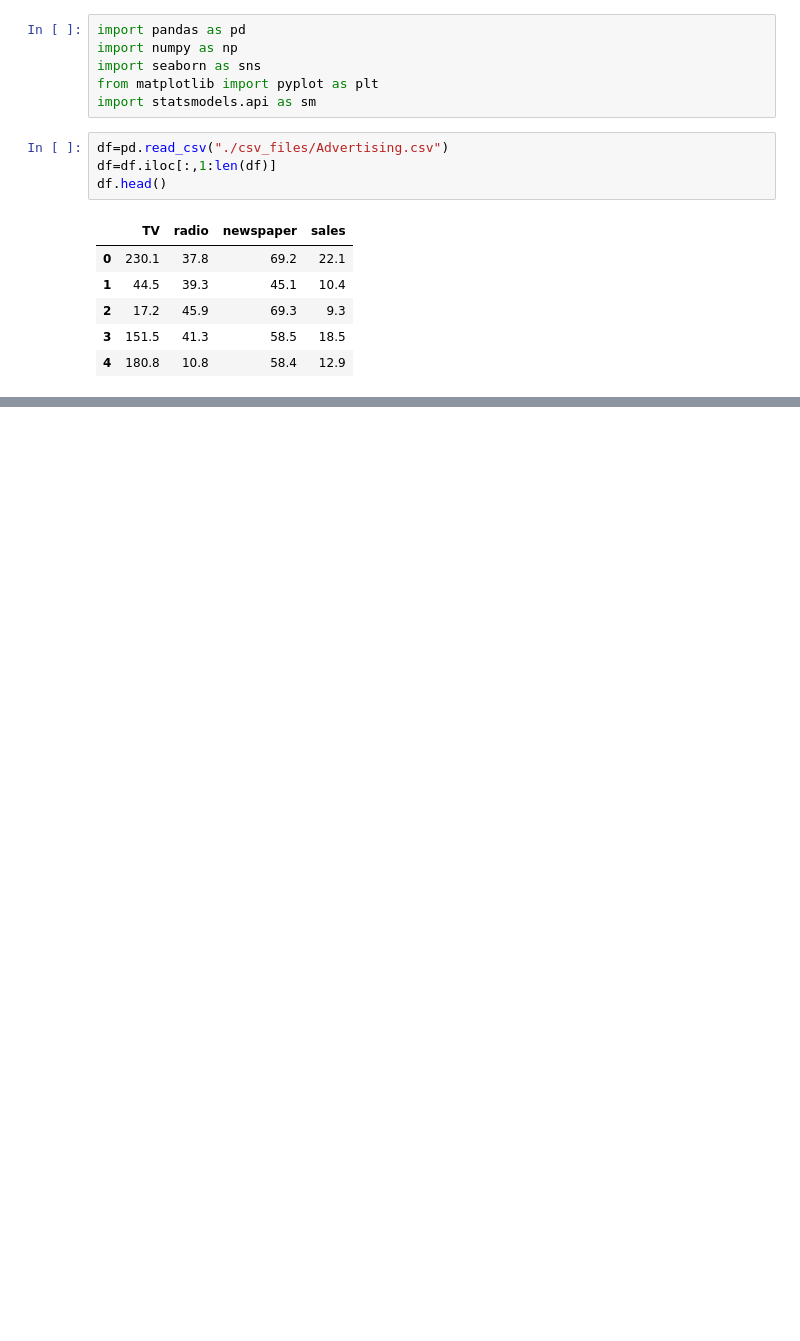
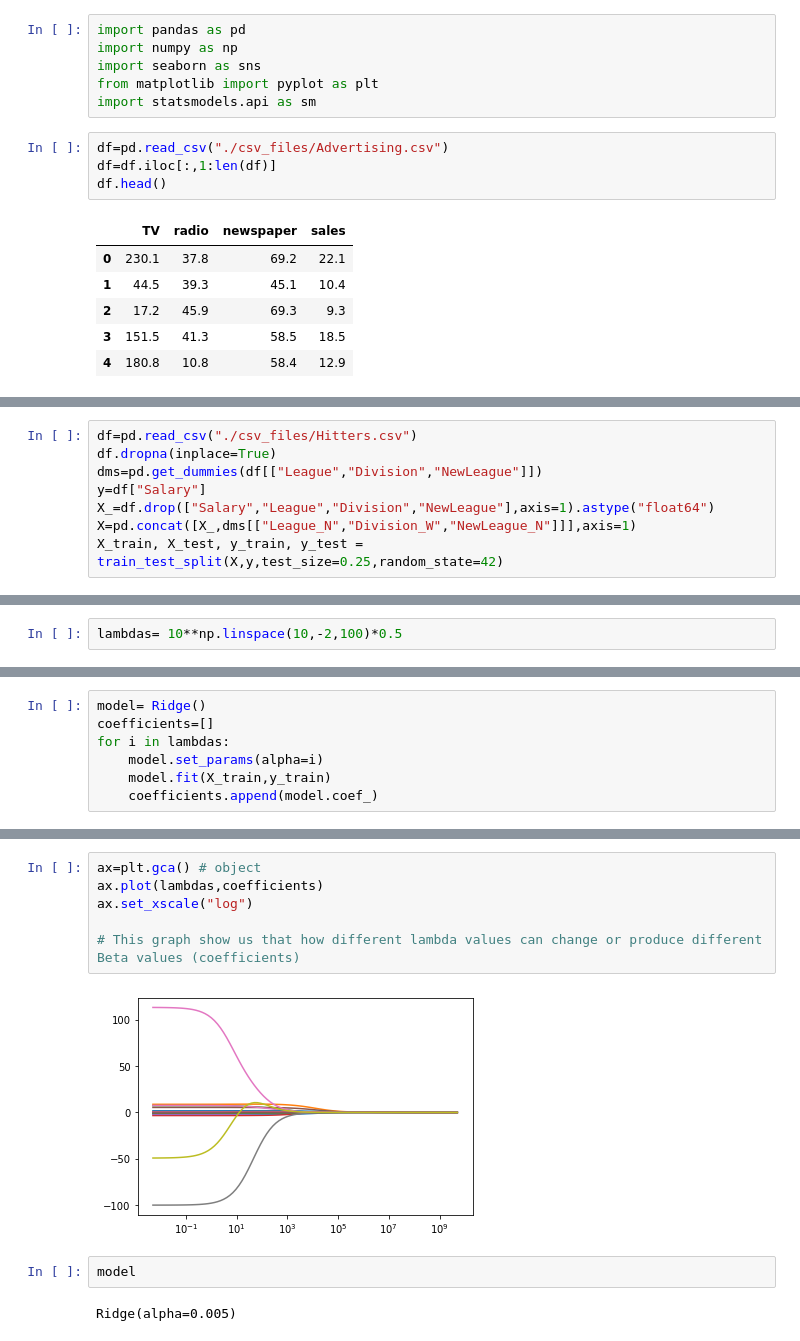
Before and after one commit to alpertknn/Machine-Learning-Notes, a Jupyter notebook: ML101/Machine Learning I.ipynb, the cells around one changed output, grey strips where cells are left out. Drawn from its saved outputs; the diff is of its cells as text; blank space fills up the shorter version.

```diff
--- a/ML101/Machine Learning I.ipynb
+++ b/ML101/Machine Learning I.ipynb
@@ -734,0 +858,8 @@ RMSE IS 1.67
+# %%
+df=pd.read_csv("./csv_files/Hitters.csv")
+df.dropna(inplace=True)
+dms=pd.get_dummies(df[["League","Division","NewLeague"]])
+y=df["Salary"]
+X_=df.drop(["Salary","League","Division","NewLeague"],axis=1).astype("float64")
+X=pd.concat([X_,dms[["League_N","Division_W","NewLeague_N"]]],axis=1)
+X_train, X_test, y_train, y_test = train_test_split(X,y,test_size=0.25,random_state=42)
@@ -734,0 +882,2 @@ RMSE IS 1.67
+# %%
+lambdas= 10**np.linspace(10,-2,100)*0.5
@@ -734,0 +904,7 @@ RMSE IS 1.67
+# %%
+model= Ridge()
+coefficients=[]
+for i in lambdas:
+    model.set_params(alpha=i)
+    model.fit(X_train,y_train)
+    coefficients.append(model.coef_)
@@ -734,0 +931,12 @@ RMSE IS 1.67
+# %%
+ax=plt.gca() # object
+ax.plot(lambdas,coefficients)
+ax.set_xscale("log")
+
+# This graph show us that how different lambda values can change or produce different Beta values (coefficients)
+# %% [output]
+[figure, added]
+# %%
+model
+# %% [output]
+Ridge(alpha=0.005)
```
Also changed, not shown: parts of 92 cells of this notebook, 3 other files.
